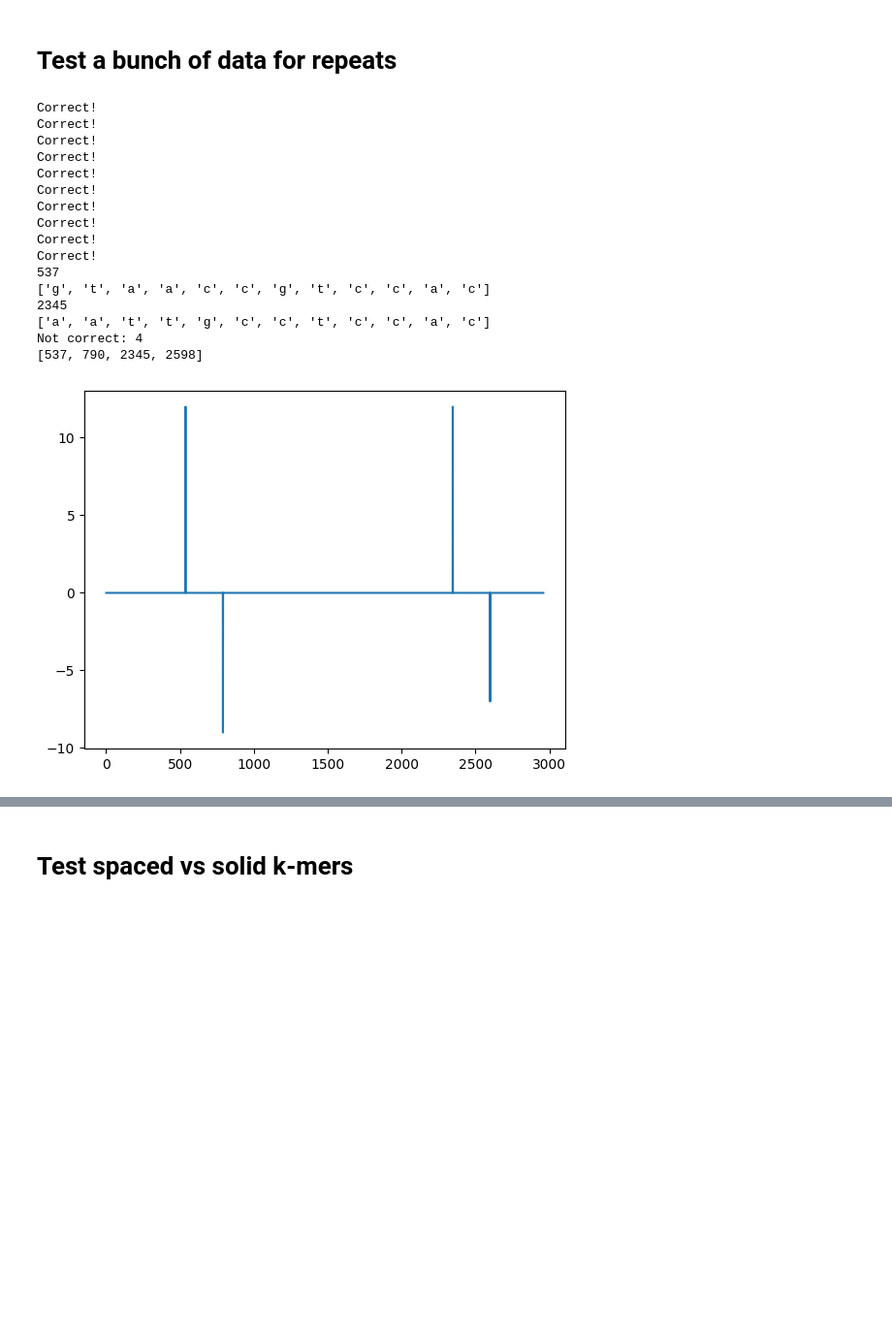
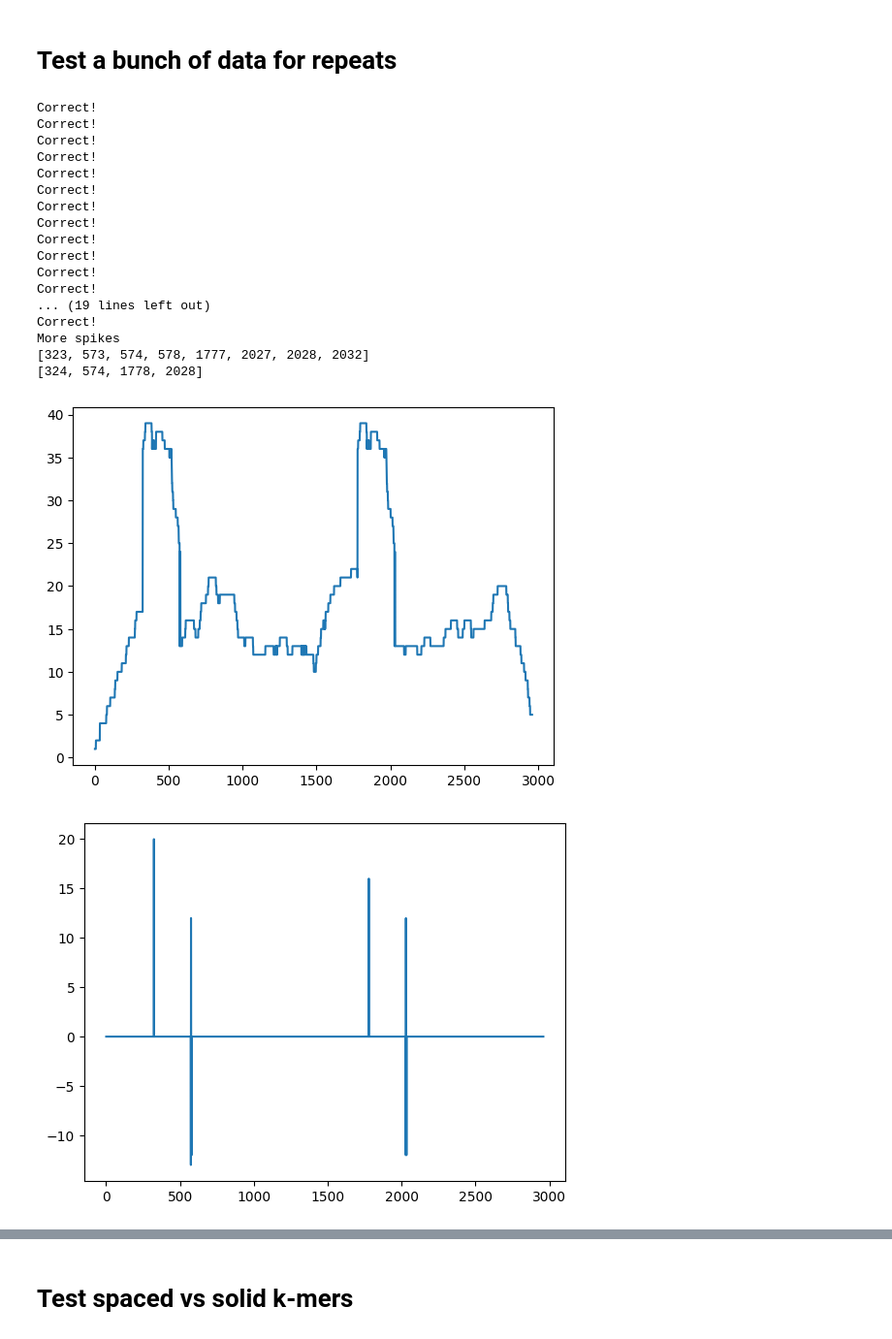
Before and after one commit to davidsmts/Overlapss, a Jupyter notebook: ECoCoTests.ipynb, the cells around one changed output, grey strips where cells are left out. Shown at 97% size. Cells and saved outputs as stored; diff of their text form; code cells hidden in the pictures; blank space fills up the shorter version.

```diff
--- a/ECoCoTests.ipynb
+++ b/ECoCoTests.ipynb
@@ -322,7 +325,7 @@ longseq = seqs[0]
 
 # We now want to make multiple rounds of introducing permutations in the second strain and checking how high the irregular amplitudes are
 rounds = 50
-minCov = 10
+minCov = 15
 max_irregular_amplitudes = []
 for _ in range(rounds):
     seq_copy = longseq.copy()
@@ -331,6 +334,7 @@ for _ in range(rounds):
     # pick random positions to insert the repetitions in.
     pos1 = np.random.randint(len(R),int(len(longseq)/2))
     pos2 = np.random.randint(int(len(longseq)/2)+len(R),len(longseq)-2*len(R))
+    posis_to_compare_with = [pos1, pos1+len(R), pos2, pos2+len(R)]
 
     # insert repeats
     seq_with_reps = seq_copy[:pos1] + R + seq_copy[pos1+len(R):pos2] + R + seq_copy[pos2 + len(R):]
@@ -345,10 +349,13 @@ for _ in range(rounds):
     xpoints, ypoints, maxcounts, se, pc_diff_profile, artifact, mci = correct_diff_profile("./data/twostrains.txt", "1111110110110101110101011101011111101111", 0, data=reads)
 
     # get positions where repeats are detected
-    posis_of_interest = [i for i in range(len(ypoints)) if ypoints[i] != 0]
+    posis_of_interest = [i for i in range(len(ypoints)) if np.abs(ypoints[i]) > 0]
     if len(posis_of_interest) > 4:
         print("More spikes")
         print([i for i in range(len(ypoints)) if ypoints[i] != 0])
+        print(posis_to_compare_with)
+        plt.plot([i for i in range(len(maxcounts))], maxcounts)
+        plt.show()
         plt.plot(xpoints, ypoints)
         plt.show()
         continue
@@ -363,55 +370,61 @@ for _ in range(rounds):
         continue
 
     # Check if these positions correctly correspond to the repeat regions
-    posis_to_compare_with = [pos1, pos1+len(R), pos2, pos2+len(R)]
     all_correct = True
     differences = 0
     diff_index = 0
     for i in range(len(posis_to_compare_with)):
         anticipated_posi = posis_to_compare_with[i]
-        actual_posi = posis_of_interest[i]
-        actual_pos_range = [i for i in range(actual_posi - 4, actual_posi + 4)]
+        actual_posi = posis_of_interest[i]+1
+        actual_pos_range = [i for i in range(actual_posi - 3, actual_posi + 3)]
         if not anticipated_posi in actual_pos_range:
             all_correct = False
             differences = anticipated_posi - actual_posi
             if differences > 0:
-                posis_to_show = [seq_with_reps[i] for i in range(actual_posi - differences-2, anticipated_posi+2)]
+                posis_to_show = [seq_with_reps[i] for i in range(actual_posi - differences-3, anticipated_posi+3)]
+                print(seq_with_reps[actual_posi:actual_posi+5])
                 print(actual_posi)
                 print(posis_to_show)
             else:
                 print([seq_with_reps[i] for i in range(anticipated_posi-2, actual_posi - differences+2)])
+                print(seq_with_reps[actual_posi:actual_posi+5])
             #print([seq_with_reps[anticipated_posi+i] for i in range(-5,5)])
             #print("correct! difference is " + str(anticipated_posi - actual_posi))
         #else:
             #print("wrong by: " + str(anticipated_posi - actual_posi))
     if all_correct: print("Correct!")
     else:
         print("Not correct: " + str(differences))
+        plt.plot([i for i in range(len(maxcounts))], maxcounts)
+        plt.show()
         print([i for i in range(len(ypoints)) if ypoints[i] != 0])
+        print(posis_to_compare_with)
         plt.plot(xpoints, ypoints)
         plt.show()
 
 print("cov: " + str(minCov))
 print(max_irregular_amplitudes)
 print("---------")
 # %% [output]
 Correct!
 Correct!
 Correct!
 Correct!
 Correct!
 Correct!
 Correct!
 Correct!
 Correct!
 Correct!
-537
-['g', 't', 'a', 'a', 'c', 'c', 'g', 't', 'c', 'c', 'a', 'c']
-2345
-['a', 'a', 't', 't', 'g', 'c', 'c', 't', 'c', 'c', 'a', 'c']
-Not correct: 4
-[537, 790, 2345, 2598]
+Correct!
+Correct!
+... (19 lines left out)
+Correct!
+More spikes
+[323, 573, 574, 578, 1777, 2027, 2028, 2032]
+[324, 574, 1778, 2028]
-[figure, old version]
+[figure, new version]
+[figure, added]
 Correct!
 Correct!
 Correct!
```
Also changed, not shown: parts of 6 cells of this notebook, 9 other files.
